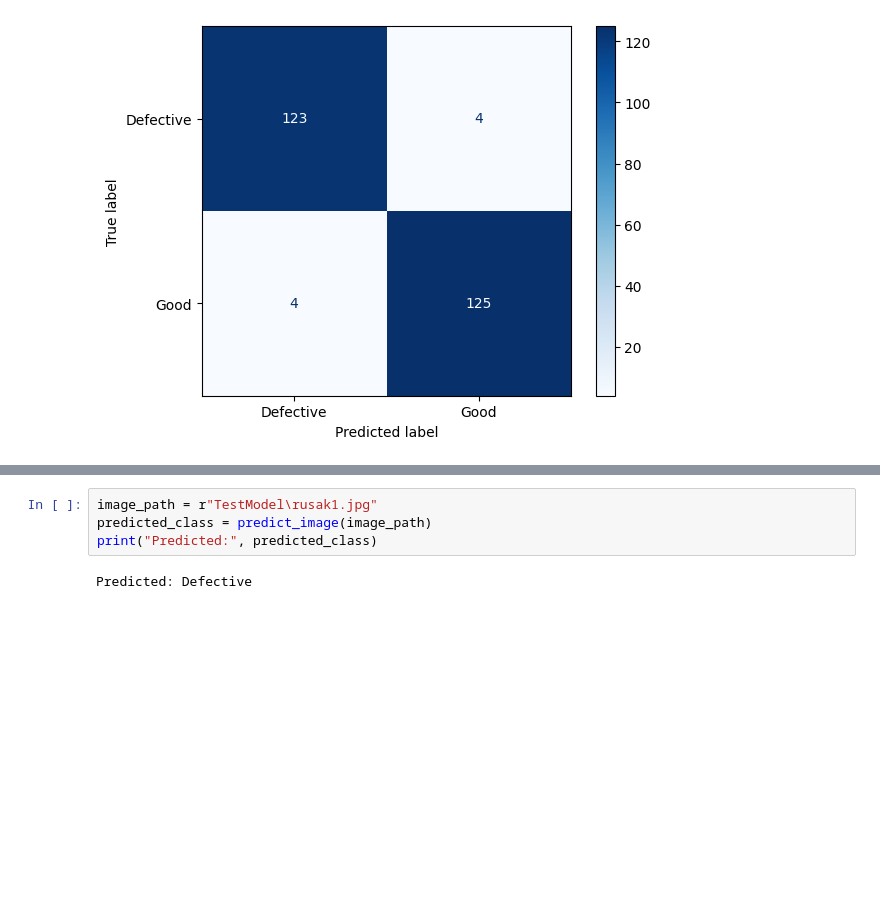
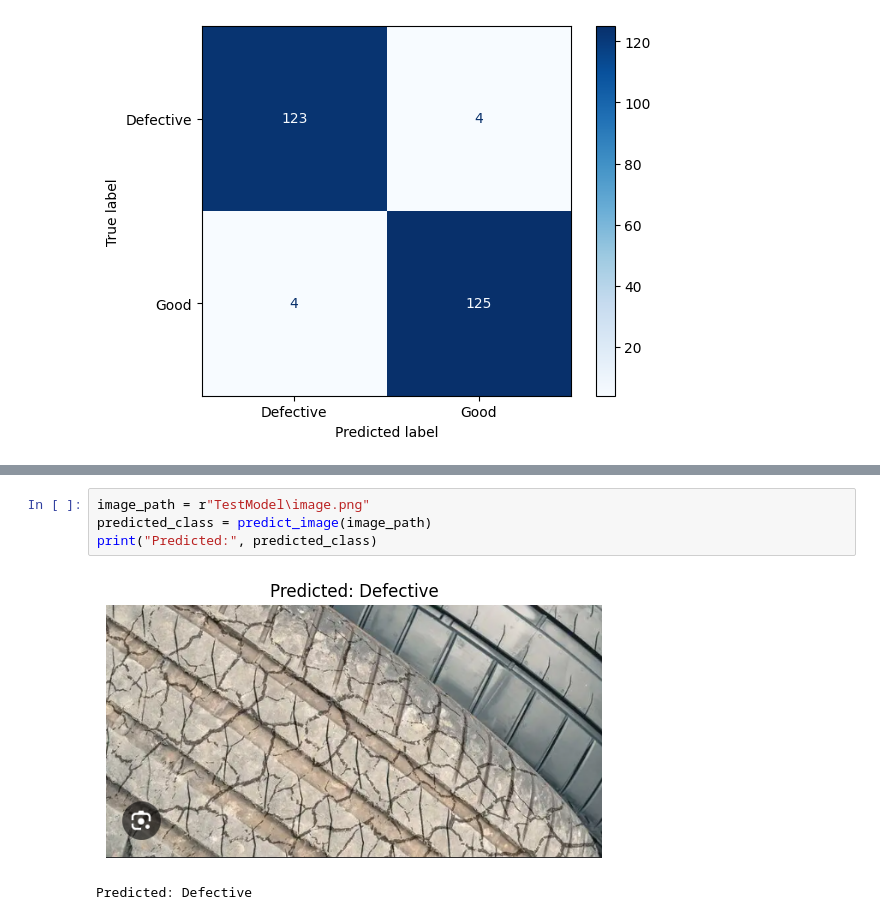
Before and after one commit to christoperBar/TyreClassification-Notebook, a Jupyter notebook: Classification1-Efficientnet7.ipynb, the cells around one changed output, grey strips where cells are left out. Drawn from its saved outputs; the diff is of its cells as text; blank space fills up the shorter version.

```diff
--- a/Classification1-Efficientnet7.ipynb
+++ b/Classification1-Efficientnet7.ipynb
@@ -335,7 +399,8 @@ Predicted: Defective
 # %%
-image_path = r"TestModel\rusak1.jpg"
+image_path = r"TestModel\image.png"
 predicted_class = predict_image(image_path)
 print("Predicted:", predicted_class)
 # %% [output]
+[figure, added]
 Predicted: Defective
 # %%
```
Also changed, not shown: parts of 9 cells of this notebook, 1 other file.
